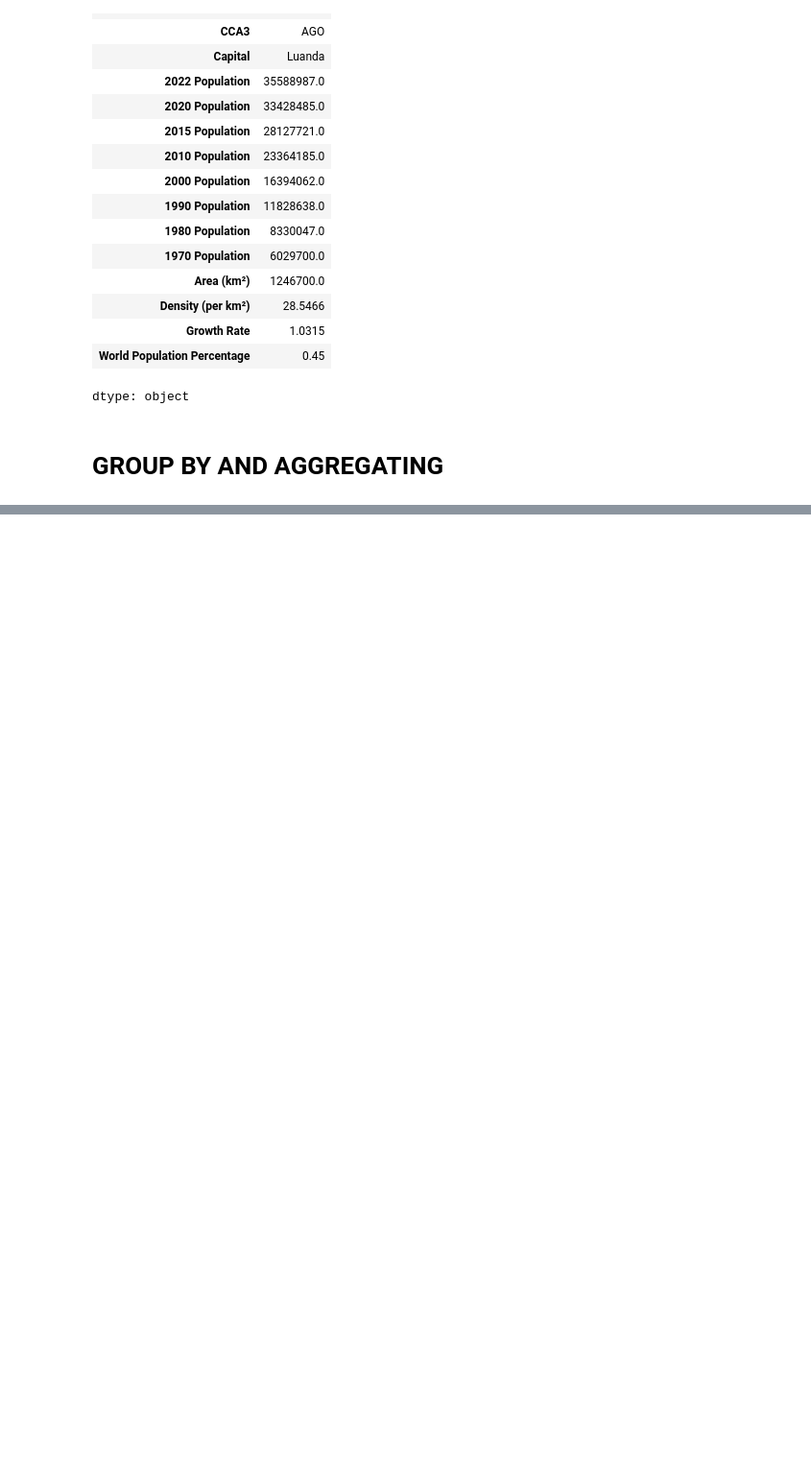
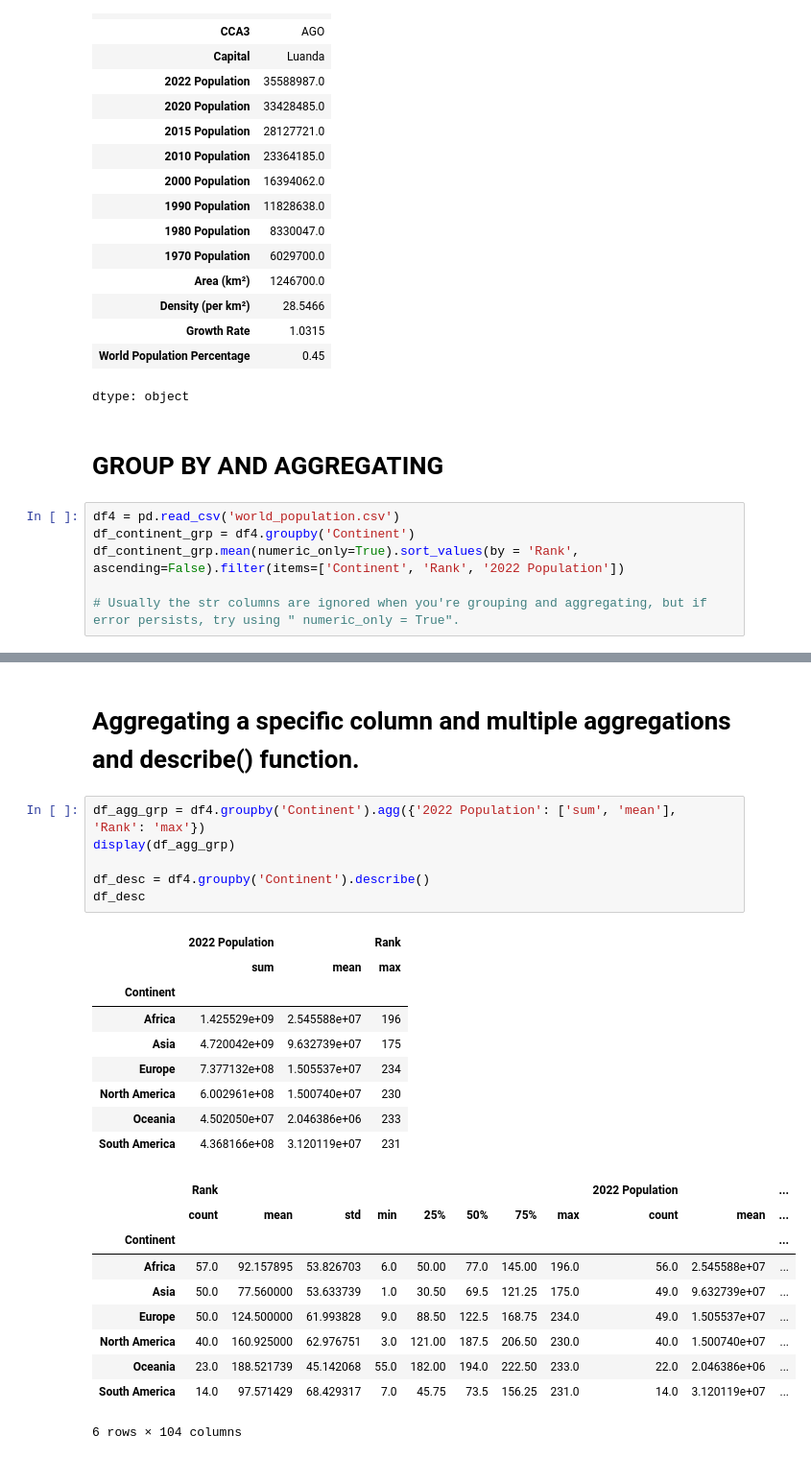
Before and after one commit to vs-06/Project_C-Refocus, a Jupyter notebook: fcc_MAGIC.ipynb, the cells around one changed output, grey strips where cells are left out. Shown at 96% size. Saved outputs shown, nothing was run; the diff lists cells and outputs as text; blank space fills up the shorter version.

```diff
--- a/fcc_MAGIC.ipynb
+++ b/fcc_MAGIC.ipynb
@@ -298,3 +298,9 @@ df3.loc['Africa', 'Angola'] # Searching through multi level indexing
 dtype: object
 # %% [markdown]
 # GROUP BY AND AGGREGATING
+# %%
+df4 = pd.read_csv('world_population.csv')
+df_continent_grp = df4.groupby('Continent')
+df_continent_grp.mean(numeric_only=True).sort_values(by = 'Rank', ascending=False).filter(items=['Continent', 'Rank', '2022 Population'])
+
+# Usually the str columns are ignored when you're grouping and aggregating, but if error persists, try using " numeric_only = True".
@@ -300,0 +327,28 @@ dtype: object
+# %% [markdown]
+# Aggregating a specific column and multiple aggregations and describe() function.
+# %%
+df_agg_grp = df4.groupby('Continent').agg({'2022 Population': ['sum', 'mean'], 'Rank': 'max'})
+display(df_agg_grp)
+
+df_desc = df4.groupby('Continent').describe()
+df_desc
+# %% [output]
+|  | 2022 Population |  | Rank |
+|  | sum | mean | max |
+| Continent |  |  |  |
+| Africa | 1.425529e+09 | 2.545588e+07 | 196 |
+| Asia | 4.720042e+09 | 9.632739e+07 | 175 |
+| Europe | 7.377132e+08 | 1.505537e+07 | 234 |
+| North America | 6.002961e+08 | 1.500740e+07 | 230 |
+| Oceania | 4.502050e+07 | 2.046386e+06 | 233 |
+| South America | 4.368166e+08 | 3.120119e+07 | 231 |
+|  | Rank |  |  |  |  |  |  |  | 2022 Population |  | ... |
+|  | count | mean | std | min | 25% | 50% | 75% | max | count | mean | ... |
+| Continent |  |  |  |  |  |  |  |  |  |  | ... |
+| Africa | 57.0 | 92.157895 | 53.826703 | 6.0 | 50.00 | 77.0 | 145.00 | 196.0 | 56.0 | 2.545588e+07 | ... |
+| Asia | 50.0 | 77.560000 | 53.633739 | 1.0 | 30.50 | 69.5 | 121.25 | 175.0 | 49.0 | 9.632739e+07 | ... |
+| Europe | 50.0 | 124.500000 | 61.993828 | 9.0 | 88.50 | 122.5 | 168.75 | 234.0 | 49.0 | 1.505537e+07 | ... |
+| North America | 40.0 | 160.925000 | 62.976751 | 3.0 | 121.00 | 187.5 | 206.50 | 230.0 | 40.0 | 1.500740e+07 | ... |
+| Oceania | 23.0 | 188.521739 | 45.142068 | 55.0 | 182.00 | 194.0 | 222.50 | 233.0 | 22.0 | 2.046386e+06 | ... |
+| South America | 14.0 | 97.571429 | 68.429317 | 7.0 | 45.75 | 73.5 | 156.25 | 231.0 | 14.0 | 3.120119e+07 | ... |
+6 rows × 104 columns
```
Also changed, not shown: parts of 5 cells of this notebook.
